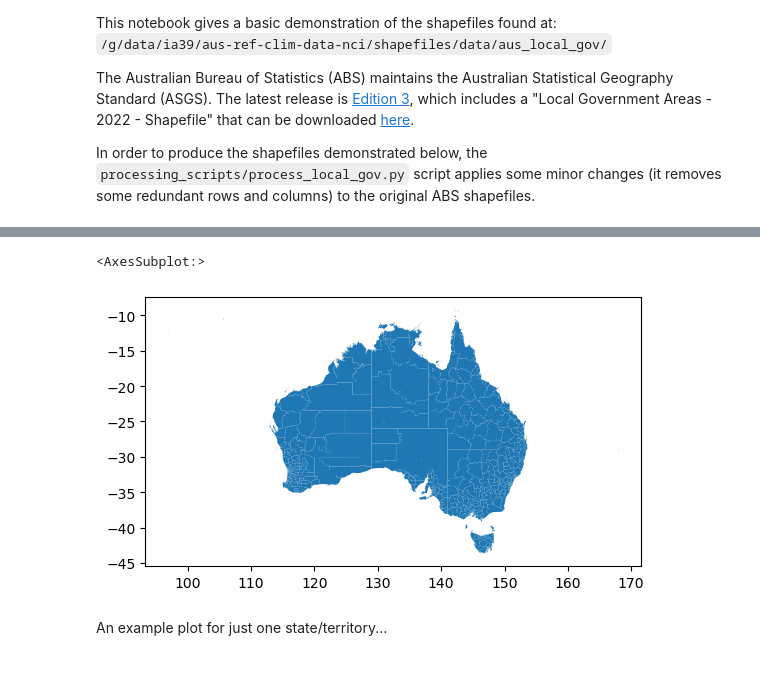
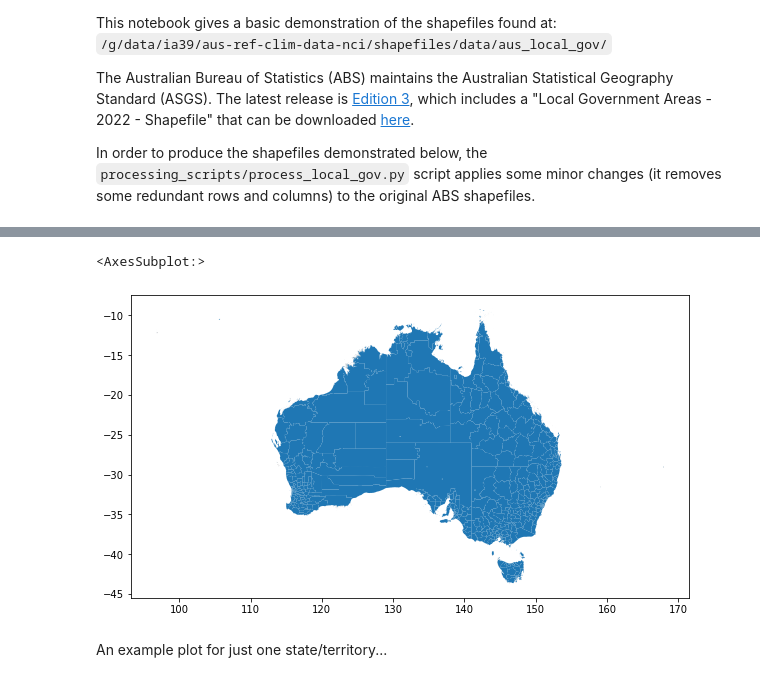
Before and after one commit to aus-ref-clim-data-nci/shapefiles, a Jupyter notebook: aus_local_gov.ipynb, the cells around one changed output, grey strips where cells are left out. Saved outputs shown, nothing was run; the diff lists cells and outputs as text; code cells hidden in the pictures.

```diff
--- a/aus_local_gov.ipynb
+++ b/aus_local_gov.ipynb
@@ -36,9 +36,9 @@ gdf
 547 rows × 9 columns
 # %%
-gdf.plot()
+gdf.plot(figsize=[10, 10])
 # %% [output]
 <AxesSubplot:>
-[figure, old version]
+[figure, new version]
 # %% [markdown]
 An example plot for just one state/territory...
 # %%
```
Also changed, not shown: parts of 2 cells of this notebook.
